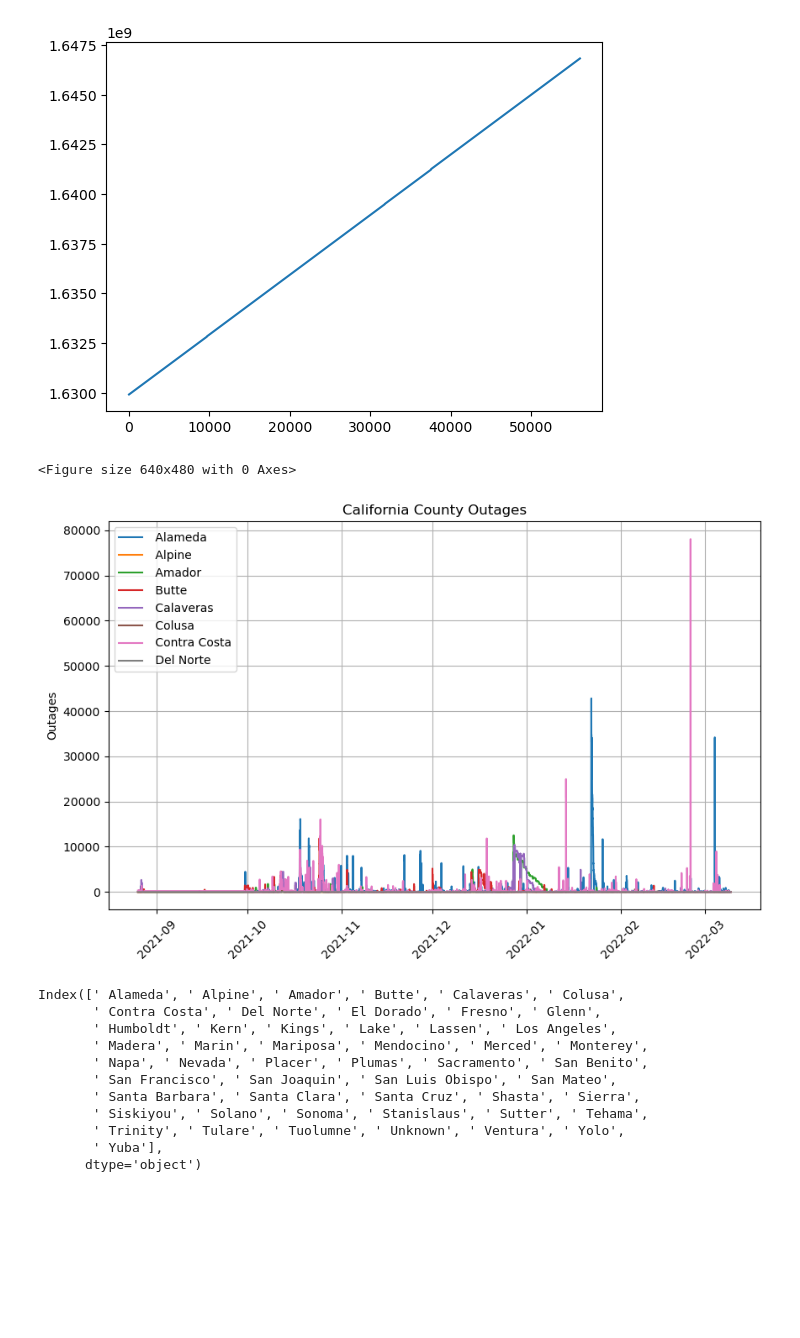
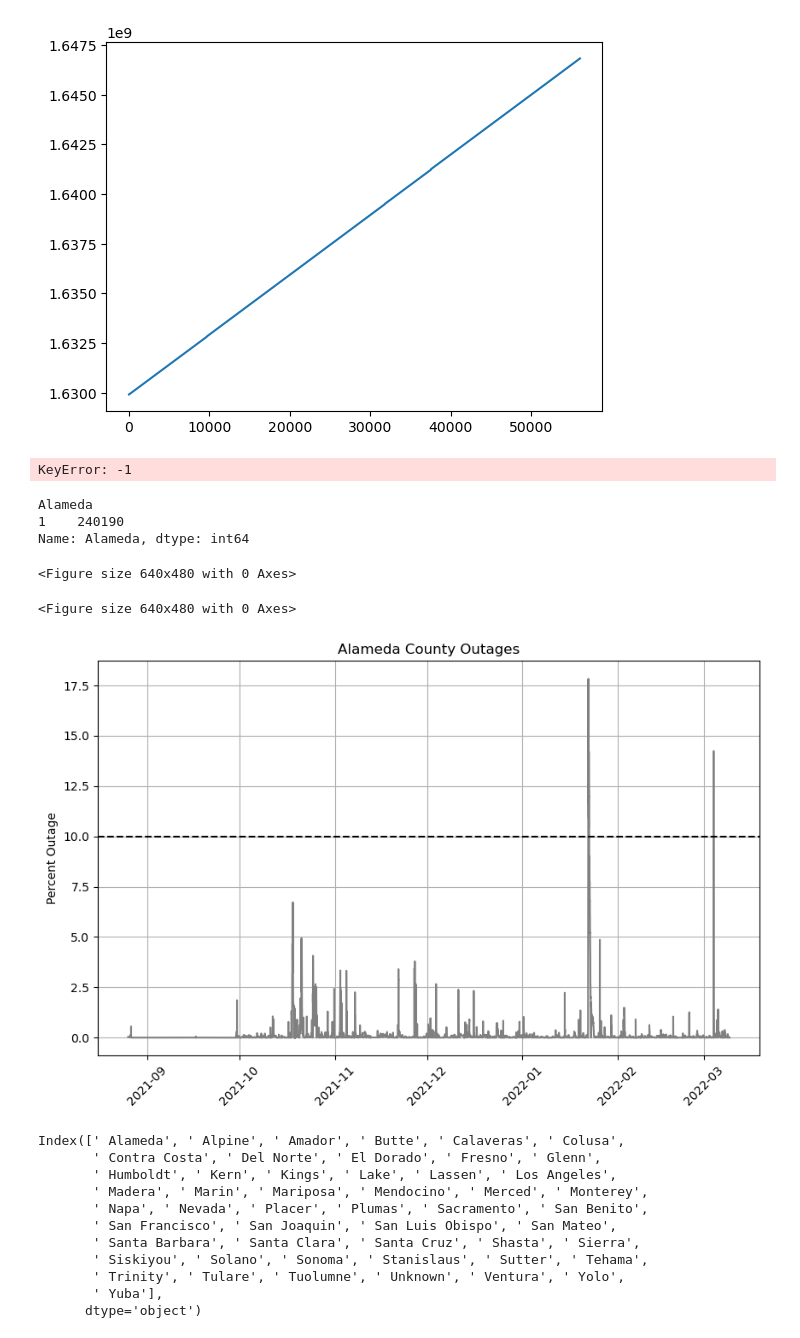
Before and after one commit to headrotor/powerscraper, a Jupyter notebook: data/RIBviz.ipynb, the cells around one changed output. Drawn from its saved outputs; the diff is of its cells as text; code cells hidden in the pictures; blank space fills up the shorter version.

```diff
--- a/data/RIBviz.ipynb
+++ b/data/RIBviz.ipynb
@@ -16,32 +17,67 @@ df_head['Timestamp'] = pd.to_datetime(df_head['epoch'], unit='s')
 df_tail['Timestamp'] = pd.to_datetime(df_tail['epoch'], unit='s')
 # %%
 df = pd.concat([df_head, df_tail], ignore_index=True, sort=False)
+df.columns = [col.strip() for col in df.columns]
 #df_merged = df_head.append(df_tail, ignore_index=True)
 plt.plot(df['epoch'])
 # %% [output]
 [<matplotlib.lines.Line2D at 0x...>]
 [figure]
+# %%
+#Load county customer maximums from csv file
+df_count = pd.read_csv("county_cust.csv", header=None, index_col=0)
+
+counties = list(df.columns.values)
+counties = [c.strip() for c in counties[3:-1]]
+
+
+#for foo in counties:
+#    print("--{}--".format(foo))
+#    print(df_count.loc[foo])
+
+#print(df.iloc[0])
+#print(df['Butte'])
+print(df['Timestamp'][-1])
+# %% [output]
+KeyError: -1
 # %%
 
 ## Plot all columns on the same axis
 plt.figure()  # Create a new figure
 # Plot columns 2 through 10 on the same axis
 plt.figure(figsize=(10, 6))  # Set the figure size
 
-for column in df.columns[3:11]:
-    plt.plot(df['Timestamp'], df[column], label=column)  # Plot the column data and set the label as the column name
 
-plt.title('California County Outages')  # Set the title
+mpl.rcParams.update(mpl.rcParamsDefault)
+inline_rc = dict(mpl.rcParams)
+mpl.rcParams.update(inline_rc)
+#plt.style.use('grayscale')
+
+cnty = counties[0]
+print(cnty)
+print(df_count.loc[cnty])
+#plt.plot(df['Timestamp'], df[cnty]/df_count.loc[cnty], label=cnty)  # Plot the column data and set the label as the column name
+plt.plot(df['Timestamp'], 100.*df[cnty]/float(df_count.loc[cnty]), color='#808080')  # Plot the column data and set the label as the column name
+
+plt.axhline(y=10.0, color='#000000', linestyle='--')
+
+
+
+plt.title(f'{cnty} County Outages')  # Set the title
 #plt.xlabel('Index')  # Set the x-axis label
-plt.ylabel('Outages')  # Set the y-axis label
+plt.ylabel('Percent Outage')  # Set the y-axis label
 plt.xticks(rotation=45)
 plt.grid(True)  # Enable grid lines
-plt.legend()  # Show the legend with column names
-#plt.show()  # Show the plot
+#plt.legend()  # Show the legend with column names
+plt.show()  # Show the plot
 plt.savefig('county-bar.png', bbox_inches='tight', dpi=600)
 # %% [output]
-<Figure size 640x480 with 0 Axes>
+Alameda
+1    240190
+Name: Alameda, dtype: int64
+<Figure size 640x480 with 0 Axes>
+<Figure size 640x480 with 0 Axes>
-[figure, old version]
+[figure, new version]
 # %%
 
 counties = list(df.keys()[3:-1])
```
Also changed, not shown: parts of 3 cells of this notebook, 1 other file.
